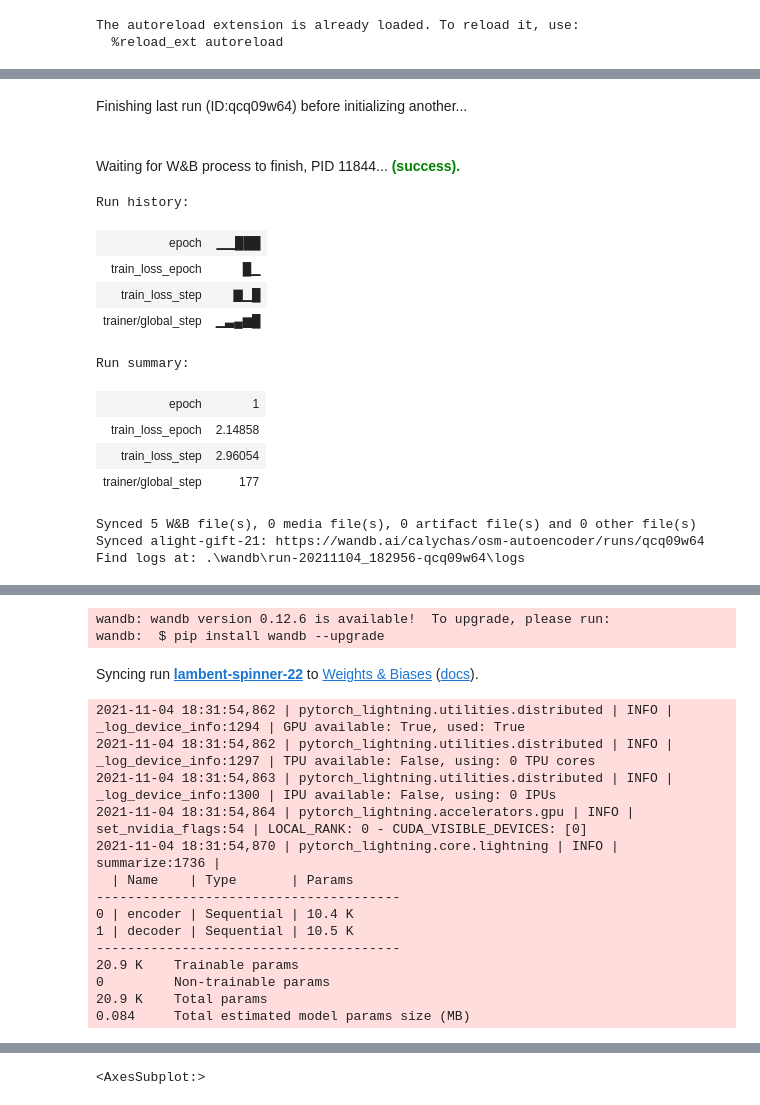
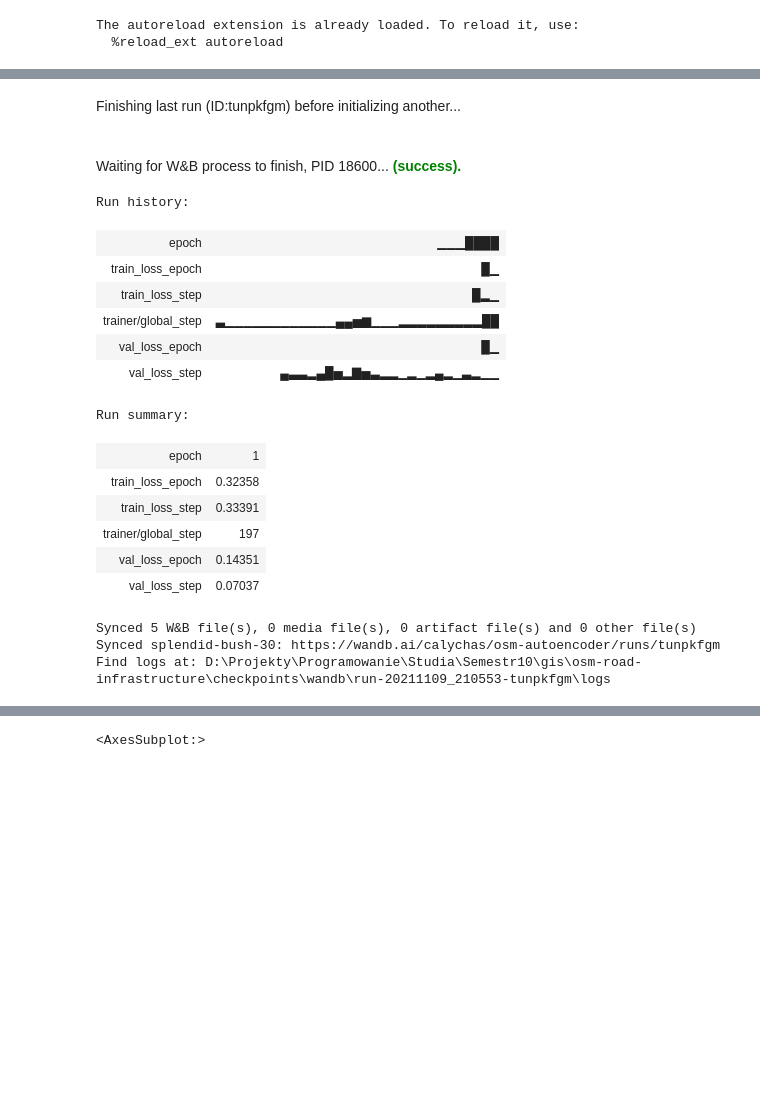
Before and after one commit to Calychas/highway2vec, a Jupyter notebook: notebooks/autoencoder.ipynb, the cells around one changed output, grey strips where cells are left out. Saved outputs shown, nothing was run; the diff lists cells and outputs as text; code cells hidden in the pictures; blank space fills up the shorter version.

```diff
--- a/notebooks/autoencoder.ipynb
+++ b/notebooks/autoencoder.ipynb
@@ -108,0 +132,3 @@ del edges_city
+# %%
+hex_agg = edges_feature_selection.groupby(["country", "city", "h3_id"]).sum()
+hex_agg
@@ -109,11 +152,17 @@ del edges_city
+# %%
+test_city = "Łódź"
+
+hex_agg_train = hex_agg.drop(index=[test_city], level=1)
+hex_agg_test = hex_agg.loc["Poland", test_city]
 # %%
-X = torch.Tensor(hex_agg.values)
-X_tfidf = torch.Tensor(hex_agg_tfidf.values)
+X_train = torch.Tensor(hex_agg_train.values)
+X_test = torch.Tensor(hex_agg_test.values)
 
 batch_size = 200
 num_workers = 5
+shuffle = True
 
-X_dl = DataLoader(X, batch_size=batch_size, num_workers=num_workers)
-X_tfidf_dl = DataLoader(X_tfidf, batch_size=batch_size, num_workers=num_workers)
+X_train_dl = DataLoader(X_train, batch_size=batch_size, shuffle=shuffle, num_workers=num_workers)
+X_test_dl = DataLoader(X_test, batch_size=batch_size, shuffle=False, num_workers=num_workers)
 
-n = X.shape[1]
+n_features = X_train.shape[1]
@@ -120,29 +174,41 @@ n = X.shape[1]
 # %%
 wandb_logger = WandbLogger()
-run = wandb.init(project="osm-autoencoder", reinit=True)
+run = wandb.init(project="osm-autoencoder", dir=CHECKPOINTS_DIR, reinit=True)
 
-model = LitAutoEncoder(in_dim=n, hidden_dim=64, code_dim=30)
-trainer = pl.Trainer(gpus=1, max_epochs=40, logger=wandb_logger)
-trainer.fit(model, X_tfidf_dl)
+hidden_dim = 64
+code_dim = 30
+epochs = 5
+lr = 1e-3
 
-y = model(X)
+model = LitAutoEncoder(in_dim=n_features, hidden_dim=hidden_dim, code_dim=code_dim, lr=lr)
+trainer = pl.Trainer(gpus=1, max_epochs=epochs, logger=wandb_logger, default_root_dir=CHECKPOINTS_DIR)
+trainer.fit(model, train_dataloaders=X_train_dl, val_dataloaders=X_test_dl)
+# trainer.test(model, dataloaders=X_test_dl)
+
+y = model(torch.cat([X_train, X_test]))
 y_df = pd.DataFrame(y.detach().numpy()).add_prefix("x_")
 y_df.index = hex_agg.index
 
-run.finish()
+# y_df.to_pickle()
+
+# run.finish()
 # %% [output]
-Finishing last run (ID:qcq09w64) before initializing another...
+Finishing last run (ID:tunpkfgm) before initializing another...
-Waiting for W&B process to finish, PID 11844... (success).
+Waiting for W&B process to finish, PID 18600... (success).
 Run history:
-| epoch | ▁▁███ |
+| epoch | ▁▁▁████ |
 | train_loss_epoch | █▁ |
-| train_loss_step | ▇▁█ |
-| trainer/global_step | ▁▃▄▆█ |
+| train_loss_step | █▂▁ |
+| trainer/global_step | ▃▁▁▁▁▁▁▁▁▁▁▁▁▄▄▅▆▁▁▁▂▂▂▂▂▂▂▂▂██ |
+| val_loss_epoch | █▁ |
+| val_loss_step | ▄▃▃▂▄█▅▂▇▅▃▂▂▁▂▁▂▄▂▁▃▂▁▁ |
 Run summary:
 | epoch | 1 |
-| train_loss_epoch | 2.14858 |
-| train_loss_step | 2.96054 |
-| trainer/global_step | 177 |
+| train_loss_epoch | 0.32358 |
+| train_loss_step | 0.33391 |
+| trainer/global_step | 197 |
+| val_loss_epoch | 0.14351 |
+| val_loss_step | 0.07037 |
 Synced 5 W&B file(s), 0 media file(s), 0 artifact file(s) and 0 other file(s)
-Synced alight-gift-21: https://wandb.ai/calychas/osm-autoencoder/runs/qcq09w64
-Find logs at: .\wandb\run-20211104_182956-qcq09w64\logs
+Synced splendid-bush-30: https://wandb.ai/calychas/osm-autoencoder/runs/tunpkfgm
+Find logs at: D:\Projekty\Programowanie\Studia\Semestr10\gis\osm-road-infrastructure\checkpoints\wandb\run-20211109_210553-tunpkfgm\logs
@@ -150,17 +215,0 @@ Successfully finished last run (ID:qcq09w64). Initializing new run:
-wandb: wandb version 0.12.6 is available!  To upgrade, please run:
-wandb:  $ pip install wandb --upgrade
-Syncing run lambent-spinner-22 to Weights & Biases (docs).
-2021-11-04 18:31:54,862 | pytorch_lightning.utilities.distributed | INFO | _log_device_info:1294 | GPU available: True, used: True
-2021-11-04 18:31:54,862 | pytorch_lightning.utilities.distributed | INFO | _log_device_info:1297 | TPU available: False, using: 0 TPU cores
-2021-11-04 18:31:54,863 | pytorch_lightning.utilities.distributed | INFO | _log_device_info:1300 | IPU available: False, using: 0 IPUs
-2021-11-04 18:31:54,864 | pytorch_lightning.accelerators.gpu | INFO | set_nvidia_flags:54 | LOCAL_RANK: 0 - CUDA_VISIBLE_DEVICES: [0]
-2021-11-04 18:31:54,870 | pytorch_lightning.core.lightning | INFO | summarize:1736 |
-  | Name    | Type       | Params
----------------------------------------
-0 | encoder | Sequential | 10.4 K
-1 | decoder | Sequential | 10.5 K
----------------------------------------
-20.9 K    Trainable params
-0         Non-trainable params
-20.9 K    Total params
-0.084     Total estimated model params size (MB)
```
Also changed, not shown: parts of 9 cells of this notebook, 10 other files.
